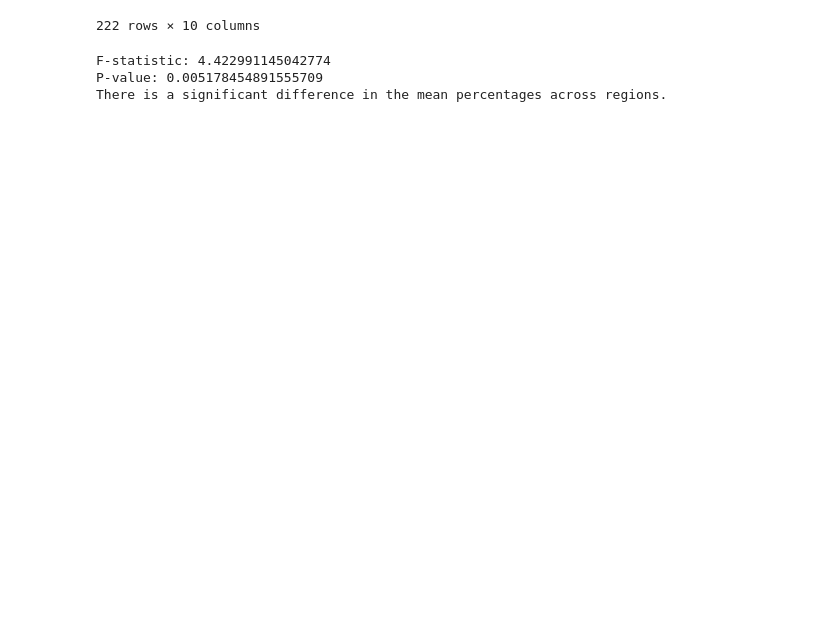
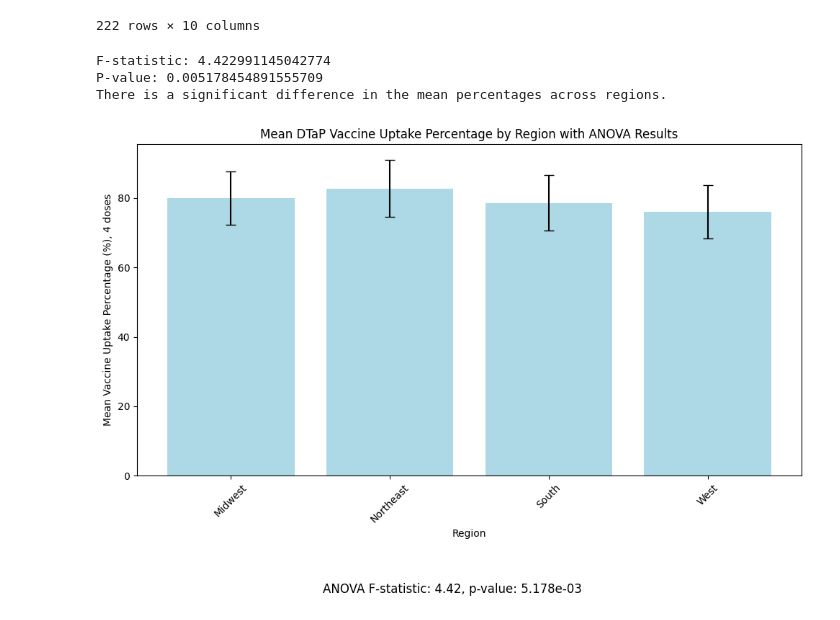
Before and after one commit to Khoi-cpu/RNN_COVID_GROUP, a Jupyter notebook: y.DTaP.organization2.ipynb, the cells around one changed output. Saved outputs shown, nothing was run; the diff lists cells and outputs as text; code cells hidden in the pictures; blank space fills up the shorter version.

Commit message:
anova dtap comparison w/ 4 doses

```diff
--- a/y.DTaP.organization2.ipynb
+++ b/y.DTaP.organization2.ipynb
@@ -134,22 +134,24 @@ There is a significant difference in the mean percentages across regions.
 # %%
 #visualization
 
 
 # Group data by Region and calculate the mean and standard deviation of 'Percentage' for each region
 region_stats = df_filtered.groupby('Region')['Estimate (%)'].agg(['mean', 'std']).reset_index()
 
 # Visualizing ANOVA results with a bar plot and error bars
 plt.figure(figsize=(10, 6))
 plt.bar(region_stats['Region'], region_stats['mean'], yerr=region_stats['std'], capsize=5, color='lightblue')
-plt.title('Mean Vaccine Uptake Percentage by Region with ANOVA Results')
+plt.title('Mean DTaP Vaccine Uptake Percentage by Region with ANOVA Results')
 plt.xlabel('Region')
-plt.ylabel('Mean Vaccine Uptake Percentage (%)')
+plt.ylabel('Mean Vaccine Uptake Percentage (%), 4 doses')
 plt.xticks(rotation=45)
 
 # Display ANOVA result in plot
 f_statistic, p_value = stats.f_oneway(*df_filtered.groupby('Region')['Estimate (%)'].apply(list))
 anova_text = f"ANOVA F-statistic: {f_statistic:.2f}, p-value: {p_value:.3e}"
 plt.figtext(0.5, -0.1, anova_text, ha='center', fontsize=12)
 
 plt.tight_layout()
 plt.show()
+# %% [output]
+[figure, added]
```
